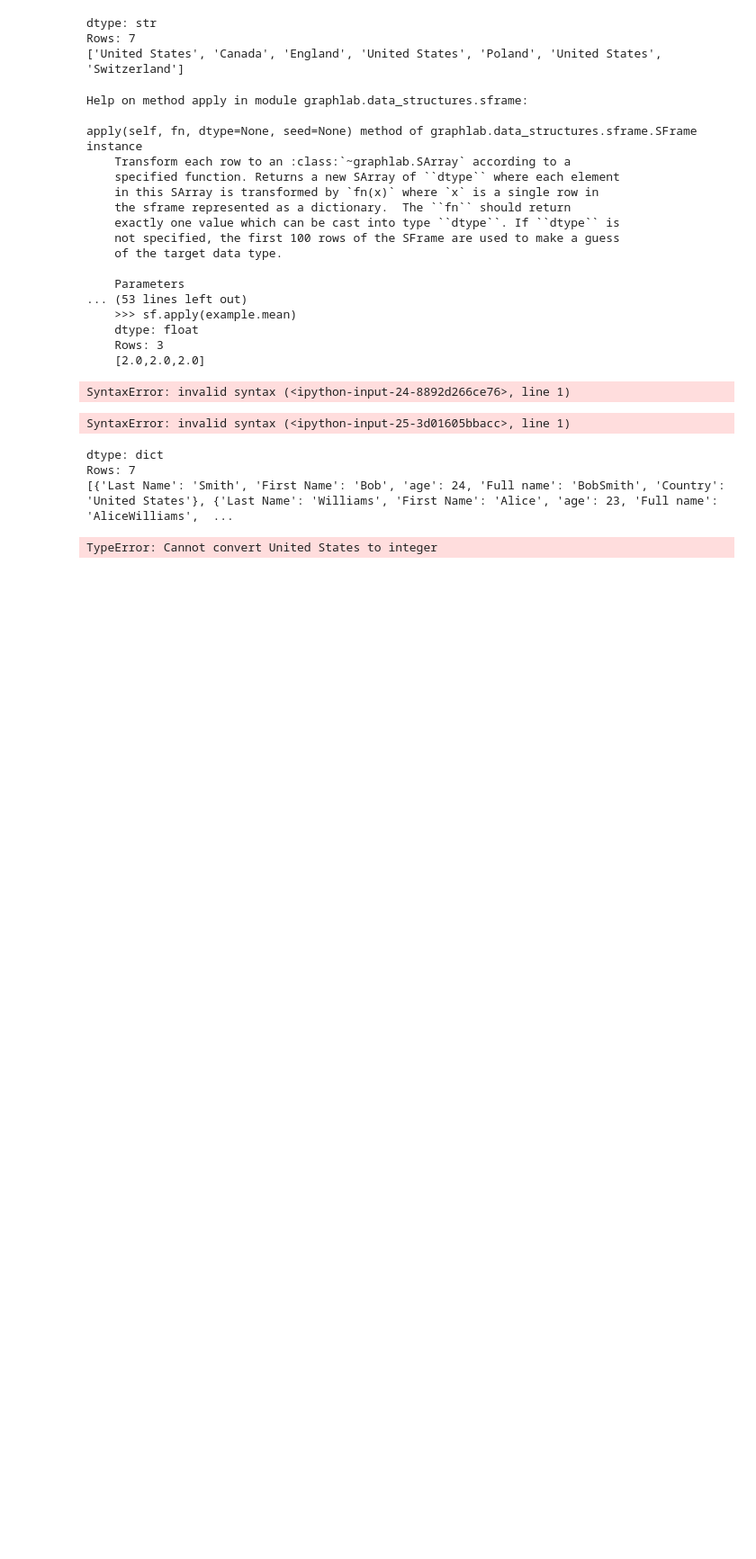
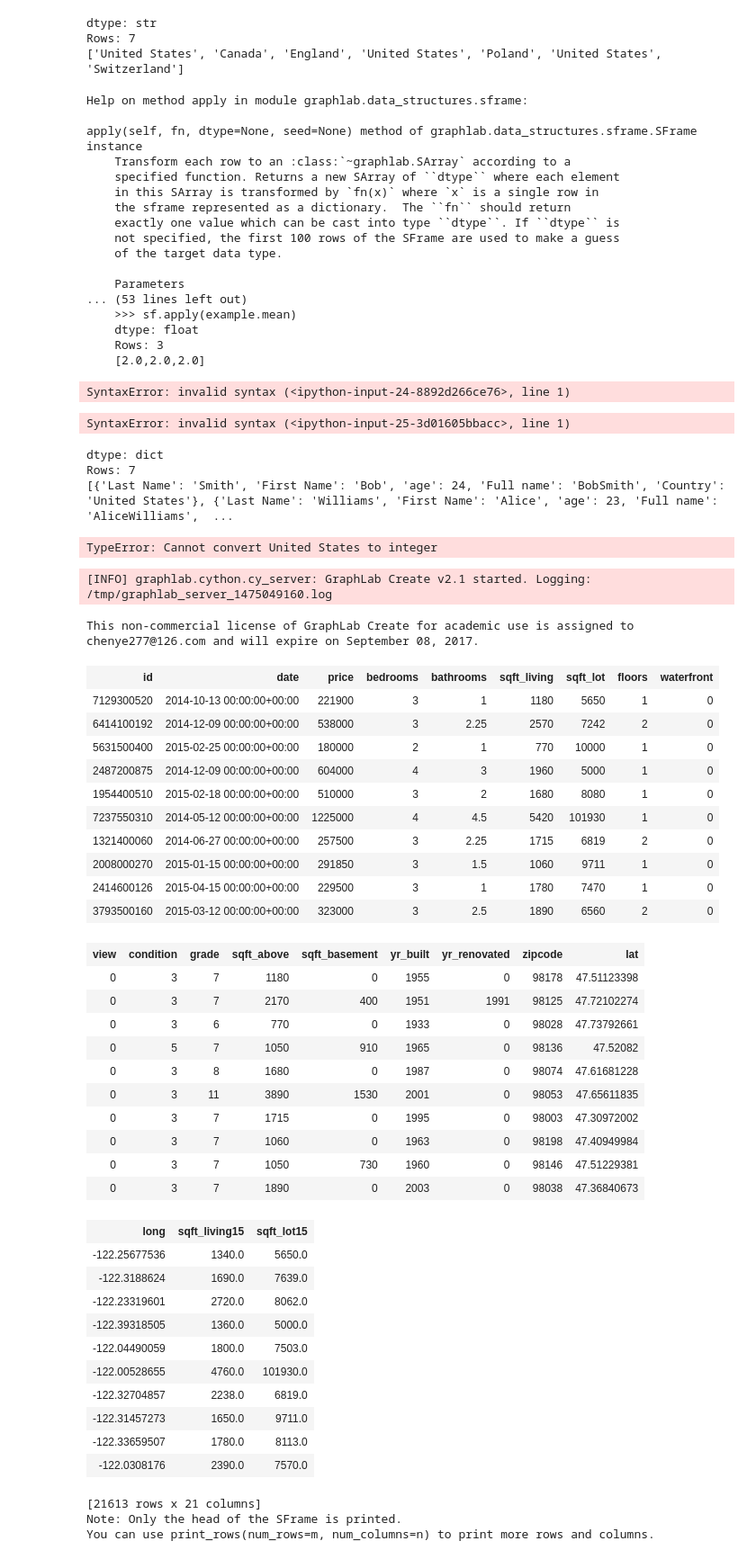
Before and after one commit to Crayon277/python_me, a Jupyter notebook: data-analysis/coursera.ipynb, the cells around one changed output. Shown at 90% size. Cells and saved outputs as stored; diff of their text form; code cells hidden in the pictures; blank space fills up the shorter version.

```diff
--- a/data-analysis/coursera.ipynb
+++ b/data-analysis/coursera.ipynb
@@ -168,0 +173,44 @@ TypeError: Cannot convert United States to integer
+# %%
+sf = graphlab.SFrame('home_data.gl/')
+# %% [output]
+[INFO] graphlab.cython.cy_server: GraphLab Create v2.1 started. Logging: /tmp/graphlab_server_1475049160.log
+This non-commercial license of GraphLab Create for academic use is assigned to chenye277@126.com and will expire on September 08, 2017.
+# %%
+sf
+# %% [output]
+| id | date | price | bedrooms | bathrooms | sqft_living | sqft_lot | floors | waterfront |
+| 7129300520 | 2014-10-13 00:00:00+00:00 | 221900 | 3 | 1 | 1180 | 5650 | 1 | 0 |
+| 6414100192 | 2014-12-09 00:00:00+00:00 | 538000 | 3 | 2.25 | 2570 | 7242 | 2 | 0 |
+| 5631500400 | 2015-02-25 00:00:00+00:00 | 180000 | 2 | 1 | 770 | 10000 | 1 | 0 |
+| 2487200875 | 2014-12-09 00:00:00+00:00 | 604000 | 4 | 3 | 1960 | 5000 | 1 | 0 |
+| 1954400510 | 2015-02-18 00:00:00+00:00 | 510000 | 3 | 2 | 1680 | 8080 | 1 | 0 |
+| 7237550310 | 2014-05-12 00:00:00+00:00 | 1225000 | 4 | 4.5 | 5420 | 101930 | 1 | 0 |
+| 1321400060 | 2014-06-27 00:00:00+00:00 | 257500 | 3 | 2.25 | 1715 | 6819 | 2 | 0 |
+| 2008000270 | 2015-01-15 00:00:00+00:00 | 291850 | 3 | 1.5 | 1060 | 9711 | 1 | 0 |
+| 2414600126 | 2015-04-15 00:00:00+00:00 | 229500 | 3 | 1 | 1780 | 7470 | 1 | 0 |
+| 3793500160 | 2015-03-12 00:00:00+00:00 | 323000 | 3 | 2.5 | 1890 | 6560 | 2 | 0 |
+| view | condition | grade | sqft_above | sqft_basement | yr_built | yr_renovated | zipcode | lat |
+| 0 | 3 | 7 | 1180 | 0 | 1955 | 0 | 98178 | 47.51123398 |
+| 0 | 3 | 7 | 2170 | 400 | 1951 | 1991 | 98125 | 47.72102274 |
+| 0 | 3 | 6 | 770 | 0 | 1933 | 0 | 98028 | 47.73792661 |
+| 0 | 5 | 7 | 1050 | 910 | 1965 | 0 | 98136 | 47.52082 |
+| 0 | 3 | 8 | 1680 | 0 | 1987 | 0 | 98074 | 47.61681228 |
+| 0 | 3 | 11 | 3890 | 1530 | 2001 | 0 | 98053 | 47.65611835 |
+| 0 | 3 | 7 | 1715 | 0 | 1995 | 0 | 98003 | 47.30972002 |
+| 0 | 3 | 7 | 1060 | 0 | 1963 | 0 | 98198 | 47.40949984 |
+| 0 | 3 | 7 | 1050 | 730 | 1960 | 0 | 98146 | 47.51229381 |
+| 0 | 3 | 7 | 1890 | 0 | 2003 | 0 | 98038 | 47.36840673 |
+| long | sqft_living15 | sqft_lot15 |
+| -122.25677536 | 1340.0 | 5650.0 |
+| -122.3188624 | 1690.0 | 7639.0 |
+| -122.23319601 | 2720.0 | 8062.0 |
+| -122.39318505 | 1360.0 | 5000.0 |
+| -122.04490059 | 1800.0 | 7503.0 |
+| -122.00528655 | 4760.0 | 101930.0 |
+| -122.32704857 | 2238.0 | 6819.0 |
+| -122.31457273 | 1650.0 | 9711.0 |
+| -122.33659507 | 1780.0 | 8113.0 |
+| -122.0308176 | 2390.0 | 7570.0 |
+[21613 rows x 21 columns]
+Note: Only the head of the SFrame is printed.
+You can use print_rows(num_rows=m, num_columns=n) to print more rows and columns.
```
Also changed, not shown: parts of 22 cells of this notebook, 29 other files.
